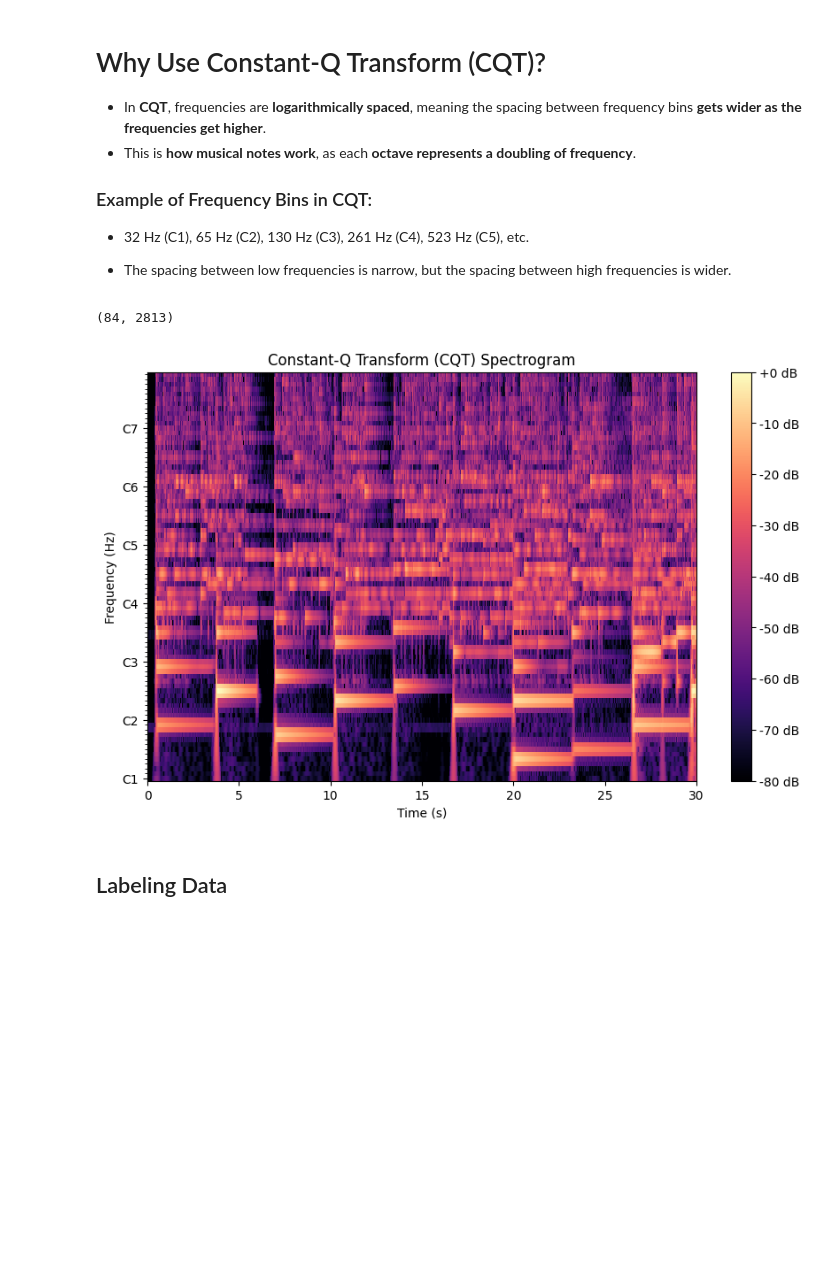
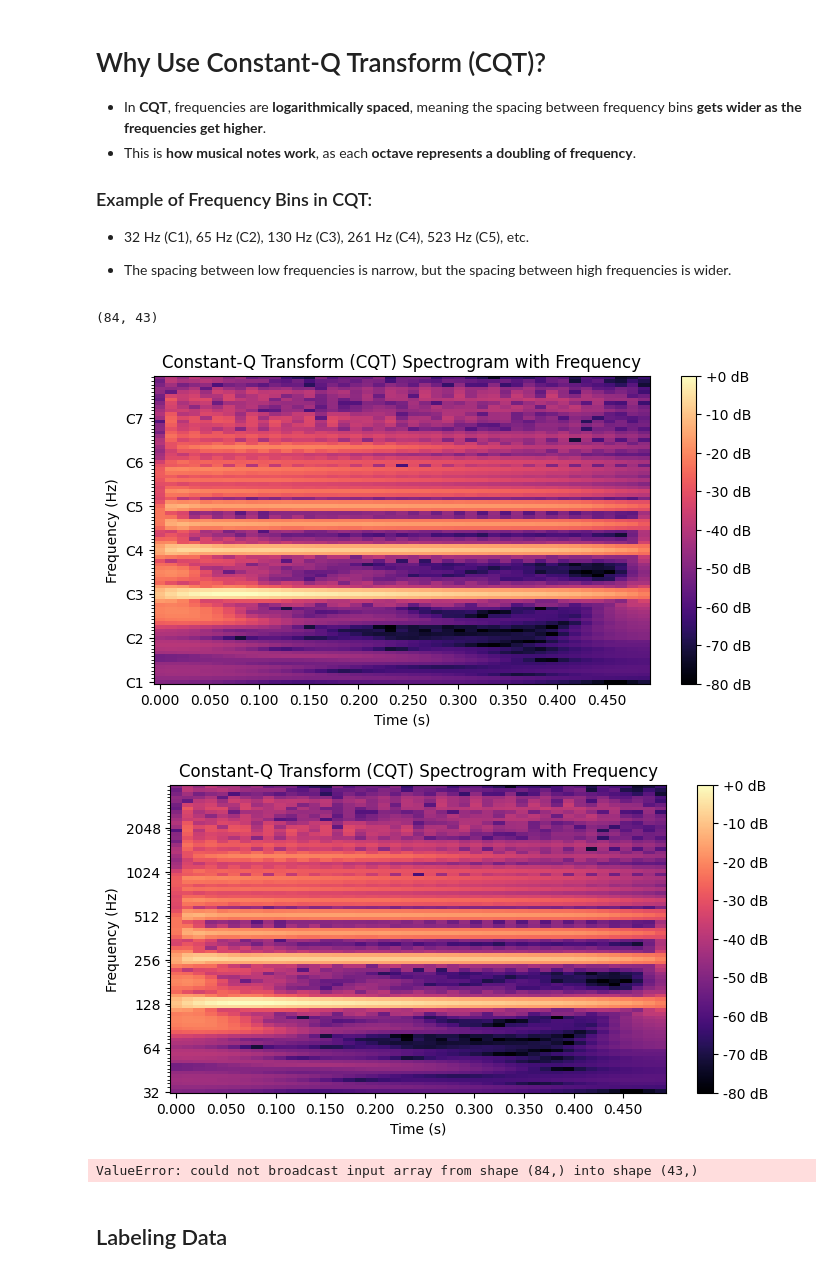
Before and after one commit to Lucas-Dunker/Stem-Separator-AMT, a Jupyter notebook: main.ipynb, the cells around one changed output. Cells and saved outputs as stored; diff of their text form; code cells hidden in the pictures; blank space fills up the shorter version.

Commit message:
working q transform

```diff
--- a/main.ipynb
+++ b/main.ipynb
@@ -88,32 +85,37 @@ plt.show()
 # %%
 # Compute Constant-Q Transform
 
-def compute_cqt(y, sr, hop_size):
+def compute_cqt(y, sr, hop_size): #, bins_per_octave=96
     # Compute the CQT (with default bins per octave = 12)
-    C = librosa.cqt(y, sr=sr, hop_length=hop_size)
+    C = librosa.cqt(y, sr=sr, hop_length=hop_size) #, bins_per_octave=bins_per_octave
     # Convert the CQT to decibels for better visualization
     C_dB = librosa.amplitude_to_db(np.abs(C), ref=np.max)
     return C_dB # A CQT spectrogram matrix, where rows correspond to frequencies and columns correspond to time frames.
 
-spectrogram = compute_cqt(y, sr, hop_size=512)  # 512 is default.
-dim = spectrogram.shape
+
+cqt_spectrogram = compute_cqt(y, sr, hop_size=512)  # 512 is default.
+dim = cqt_spectrogram.shape
 rows, cols = dim
 
 rows,cols # total notes, frames
 # %% [output]
-(84, 2813)
+(84, 43)
 # %%
 # Plot CQT
-def plot_cqt(spectrogram, sr):
-    plt.figure(figsize=(10, 6))
-    # Use librosa's display functionality to plot the CQT
-    librosa.display.specshow(spectrogram, sr=sr, x_axis='time', y_axis='cqt_note', cmap='magma')
+def plot_cqt(cqt_spectrogram, sr, yxs):
+    plt.figure(figsize=(8, 4))
+    # Use librosa's display functionality to plot the CQT with frequency in Hz
+    librosa.display.specshow(cqt_spectrogram, sr=sr, x_axis='time', y_axis=yxs, cmap='magma')
     plt.colorbar(format='%+2.0f dB')
-    plt.title('Constant-Q Transform (CQT) Spectrogram')
+    plt.title('Constant-Q Transform (CQT) Spectrogram with Frequency')
     plt.xlabel('Time (s)')
     plt.ylabel('Frequency (Hz)')
     plt.show()
+
+
+
+plot_cqt(cqt_spectrogram, sr, yxs='cqt_note'),
+plot_cqt(cqt_spectrogram, sr, yxs='cqt_hz')
+# %% [output]
+[figure, added]
+[figure, added]
-# %%
-plot_cqt(spectrogram, sr)
-# %% [output]
-[figure, removed]
@@ -119,0 +126,6 @@ plot_cqt(spectrogram, sr)
+# %%
+from specmurtanalysis import specmurt_analyis
+clean_spectrogram = specmurt_analyis(cqt_frequencies=cqt_frequencies, minimum_fequency=min_freq, maximum_frequency=max_freq, num_harmonics=10, bins_p_octave = 96, C_dB=cqt_spectrogram)
+print(clean_spectrogram)
+# %% [output]
+ValueError: could not broadcast input array from shape (84,) into shape (43,)
```
Also changed, not shown: parts of 14 cells of this notebook.
